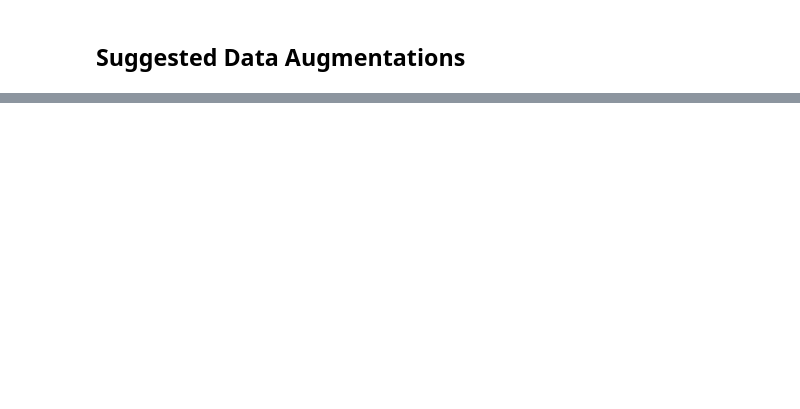
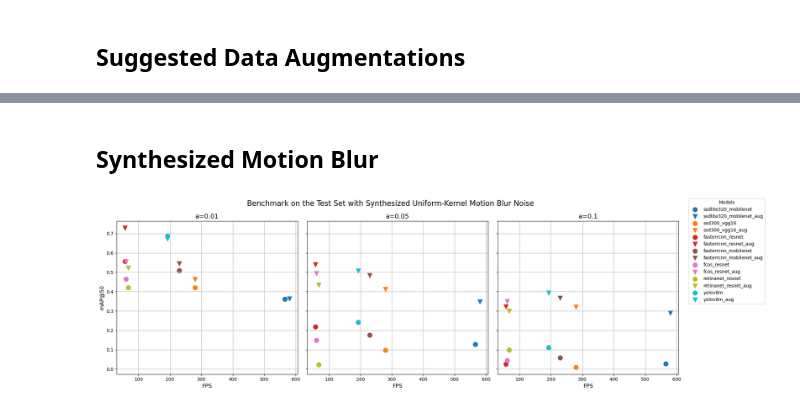
Before and after one commit to Itai-b/046211-Deep-Learning, a Jupyter notebook: main.ipynb, the cells around one changed output, grey strips where cells are left out. Cells and saved outputs as stored; diff of their text form; code cells hidden in the pictures; blank space fills up the shorter version.

```diff
--- a/main.ipynb
+++ b/main.ipynb
@@ -111,0 +142,6 @@ utils.display_results_table(with_augmentations=True)
+# %% [markdown]
+## Synthesized Motion Blur
+# %%
+utils.plot_test_results(show_augmentations=True, noise_type='uni')
+# %% [output]
+[figure, added]
```
Also changed, not shown: parts of 27 cells of this notebook, 5 other files.
